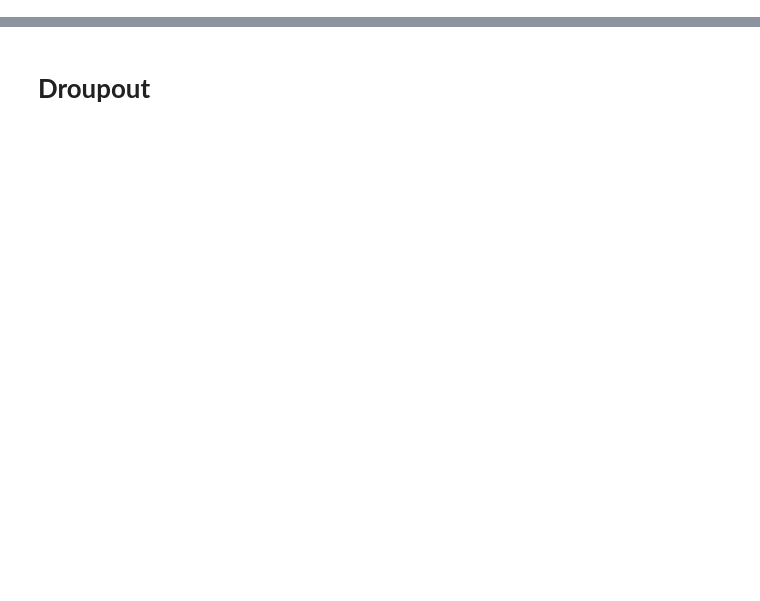
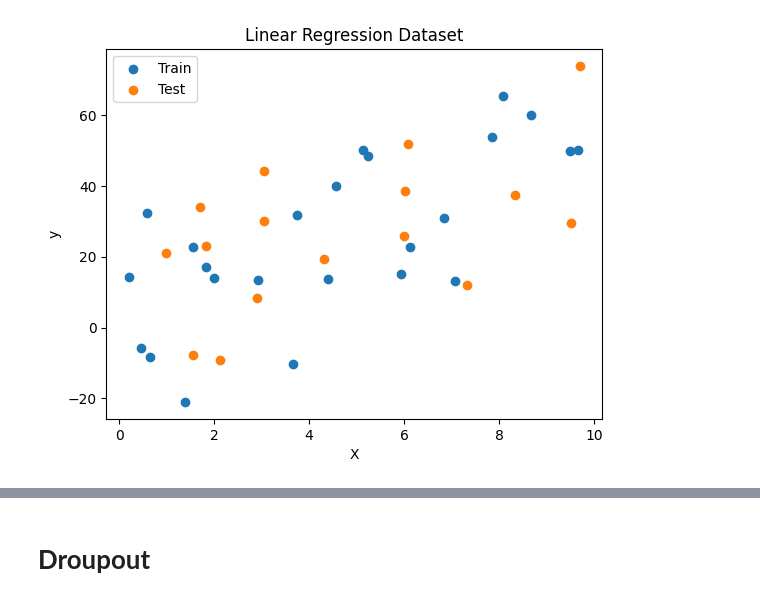
Before and after one commit to DhairyaDave08/Deep_Learning, a Jupyter notebook: ANN/Dropout_Layer.ipynb, the cells around one changed output, grey strips where cells are left out. Saved outputs shown, nothing was run; the diff lists cells and outputs as text; code cells hidden in the pictures; blank space fills up the shorter version.

```diff
--- a/ANN/Dropout_Layer.ipynb
+++ b/ANN/Dropout_Layer.ipynb
@@ -11,21 +11,23 @@ from tensorflow.keras.layers import Dropout
 from tensorflow.keras.optimizers import Adam
 # %%
 np.random.seed(42)
-n = 100
+n = 40
 X = np.sort(np.random.uniform(0, 10, n))
-noise = np.random.normal(0, 1, n)
+noise = np.random.normal(0, 20, n)
 y = 3*X+14 + noise
 X = X.reshape(-1, 1)
 X_train, X_test, y_train, y_test = train_test_split(
     X, y, test_size=0.4, random_state=42
 )
 plt.scatter(X_train, y_train, label="Train")
 plt.scatter(X_test, y_test, label="Test")
 plt.xlabel("X")
 plt.ylabel("y")
 plt.title("Linear Regression Dataset")
 plt.legend()
 plt.show()
+# %% [output]
+[figure, added]
 # %%
 model = Sequential()
 model.add(Dense(128, activation="relu", input_shape=(1,)))
```
Also changed, not shown: parts of 6 cells of this notebook.
